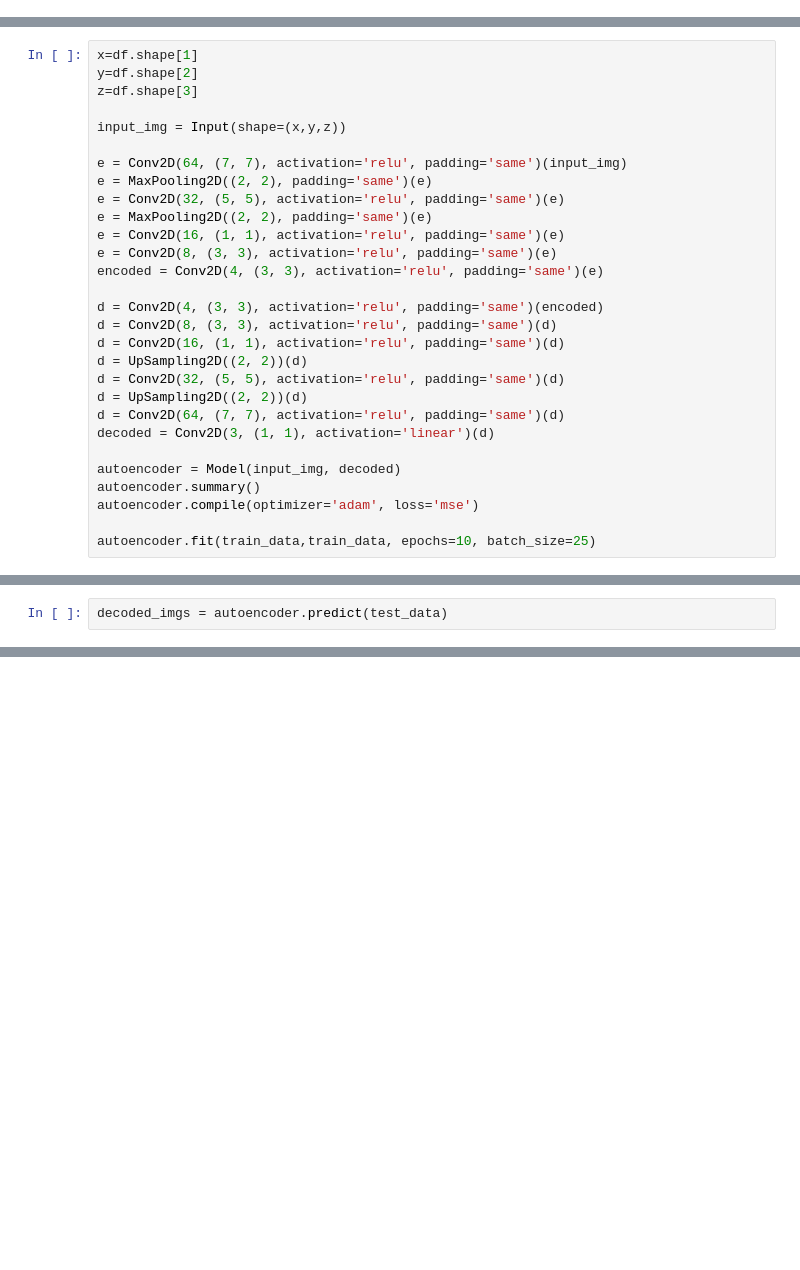
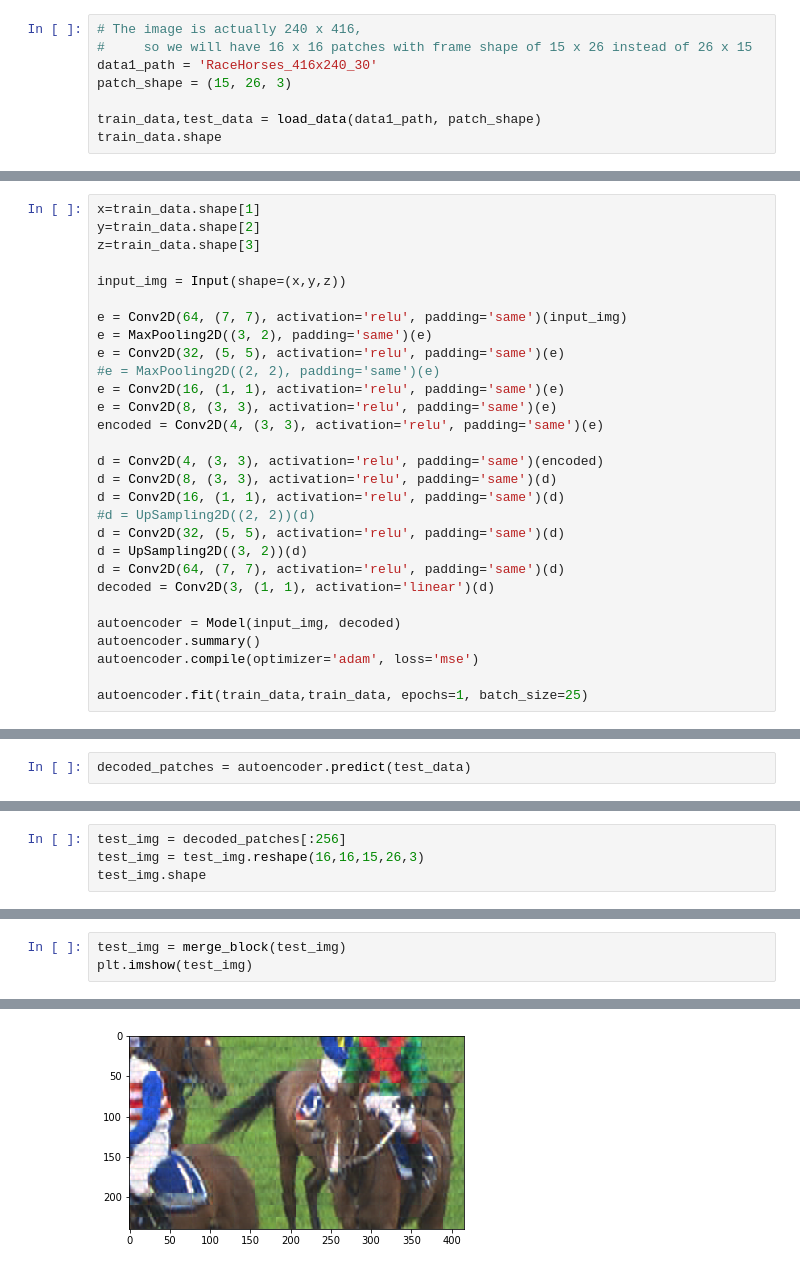
Before and after one commit to Chlerry/term-project, a Jupyter notebook: task3/task3.ipynb, the cells around one changed output, grey strips where cells are left out. Cells and saved outputs as stored; diff of their text form; blank space fills up the shorter version.

Commit message:
using patches to train

```diff
--- a/task3/task3.ipynb
+++ b/task3/task3.ipynb
@@ -24,0 +73,8 @@ test_data = test_data.astype('float32') / 255.
+# %%
+# The image is actually 240 x 416,
+#     so we will have 16 x 16 patches with frame shape of 15 x 26 instead of 26 x 15
+data1_path = 'RaceHorses_416x240_30'
+patch_shape = (15, 26, 3)
+
+train_data,test_data = load_data(data1_path, patch_shape)
+train_data.shape
@@ -25,14 +83,14 @@ test_data = test_data.astype('float32') / 255.
 # %%
-x=df.shape[1]
-y=df.shape[2]
-z=df.shape[3]
+x=train_data.shape[1]
+y=train_data.shape[2]
+z=train_data.shape[3]
 
 input_img = Input(shape=(x,y,z))
 
 e = Conv2D(64, (7, 7), activation='relu', padding='same')(input_img)
-e = MaxPooling2D((2, 2), padding='same')(e)
+e = MaxPooling2D((3, 2), padding='same')(e)
 e = Conv2D(32, (5, 5), activation='relu', padding='same')(e)
-e = MaxPooling2D((2, 2), padding='same')(e)
+#e = MaxPooling2D((2, 2), padding='same')(e)
 e = Conv2D(16, (1, 1), activation='relu', padding='same')(e)
 e = Conv2D(8, (3, 3), activation='relu', padding='same')(e)
 encoded = Conv2D(4, (3, 3), activation='relu', padding='same')(e)
@@ -40,9 +98,9 @@ encoded = Conv2D(4, (3, 3), activation='relu', padding='same')(e)
 d = Conv2D(4, (3, 3), activation='relu', padding='same')(encoded)
 d = Conv2D(8, (3, 3), activation='relu', padding='same')(d)
 d = Conv2D(16, (1, 1), activation='relu', padding='same')(d)
-d = UpSampling2D((2, 2))(d)
+#d = UpSampling2D((2, 2))(d)
 d = Conv2D(32, (5, 5), activation='relu', padding='same')(d)
-d = UpSampling2D((2, 2))(d)
+d = UpSampling2D((3, 2))(d)
 d = Conv2D(64, (7, 7), activation='relu', padding='same')(d)
 decoded = Conv2D(3, (1, 1), activation='linear')(d)
 
@@ -50,4 +108,4 @@ autoencoder = Model(input_img, decoded)
 autoencoder.summary()
 autoencoder.compile(optimizer='adam', loss='mse')
 
-autoencoder.fit(train_data,train_data, epochs=10, batch_size=25)
+autoencoder.fit(train_data,train_data, epochs=1, batch_size=25)
@@ -54,2 +131,2 @@ autoencoder.fit(train_data,train_data, epochs=10, batch_size=25)
 # %%
-decoded_imgs = autoencoder.predict(test_data)
+decoded_patches = autoencoder.predict(test_data)
@@ -57,0 +137,4 @@ plt.imshow(decoded_imgs[35])
+# %%
+test_img = decoded_patches[:256]
+test_img = test_img.reshape(16,16,15,26,3)
+test_img.shape
@@ -57,0 +143,4 @@ plt.imshow(decoded_imgs[35])
+# %%
+test_img = merge_block(test_img)
+plt.imshow(test_img)
+# %% [output]
@@ -57,0 +149 @@ plt.imshow(decoded_imgs[35])
+[figure, added]
```
Also changed, not shown: parts of 10 cells of this notebook.
